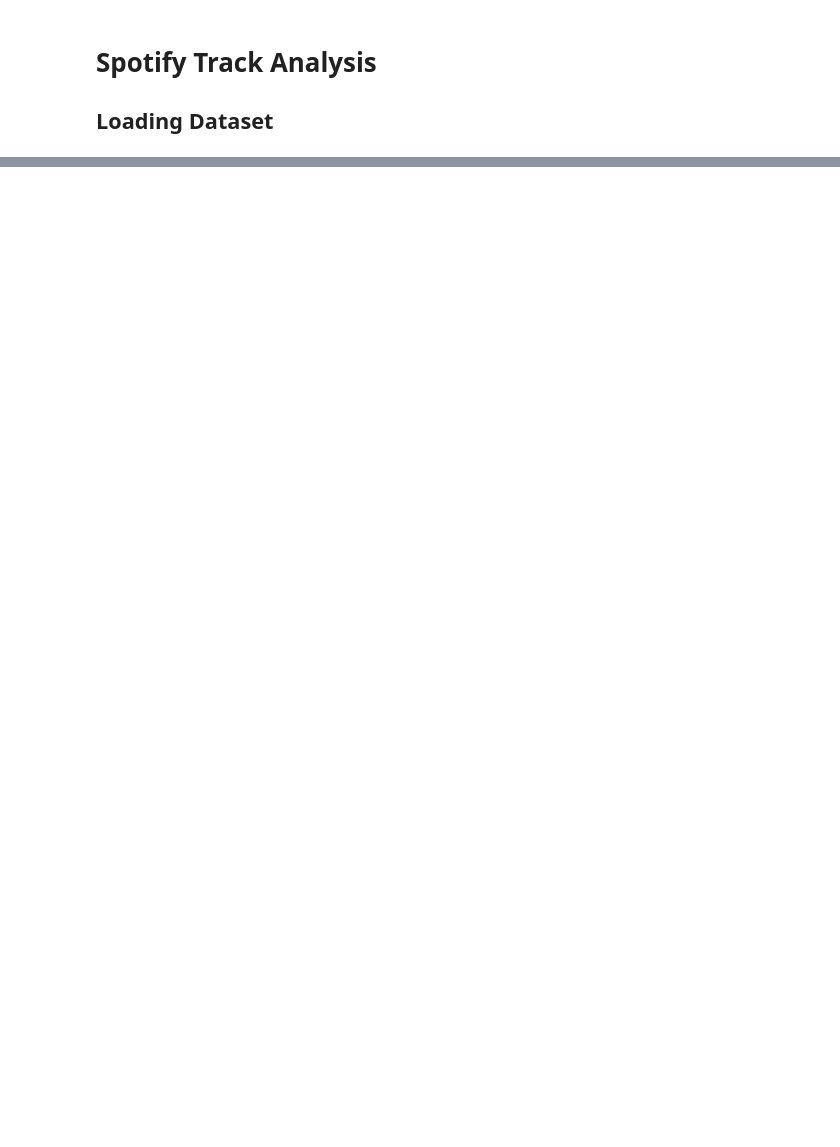
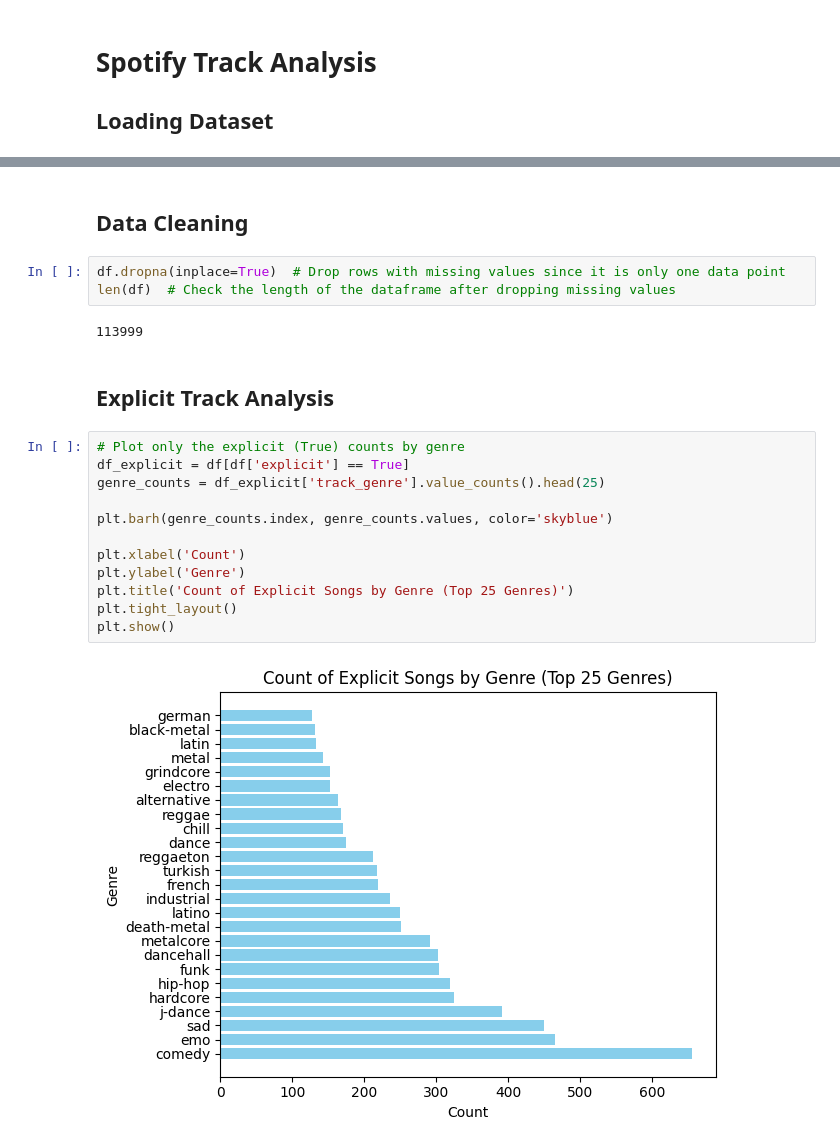
Before and after one commit to laceyp99/DataAnalysis, a Jupyter notebook: Spotify/spotify_analysis.ipynb, the cells around one changed output, grey strips where cells are left out. Saved outputs shown, nothing was run; the diff lists cells and outputs as text; blank space fills up the shorter version.

Commit message:
Data Cleaning and Explicit Track Analysis by Genre

```diff
--- a/Spotify/spotify_analysis.ipynb
+++ b/Spotify/spotify_analysis.ipynb
@@ -74,0 +72,23 @@ dtype: int64
+# %% [markdown]
+## Data Cleaning
+# %%
+df.dropna(inplace=True)  # Drop rows with missing values since it is only one data point
+len(df)  # Check the length of the dataframe after dropping missing values
+# %% [output]
+113999
+# %% [markdown]
+## Explicit Track Analysis
+# %%
+# Plot only the explicit (True) counts by genre
+df_explicit = df[df['explicit'] == True]
+genre_counts = df_explicit['track_genre'].value_counts().head(25)
+
+plt.barh(genre_counts.index, genre_counts.values, color='skyblue')
+
+plt.xlabel('Count')
+plt.ylabel('Genre')
+plt.title('Count of Explicit Songs by Genre (Top 25 Genres)')
+plt.tight_layout()
+plt.show()
+# %% [output]
+[figure, added]
```
Also changed, not shown: parts of 5 cells of this notebook.
